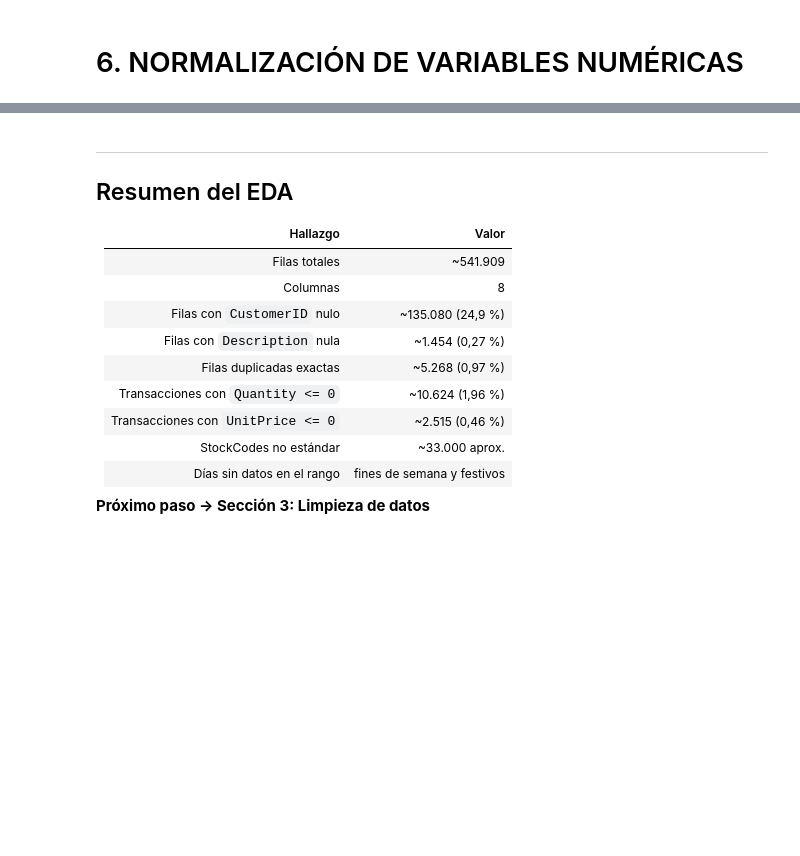
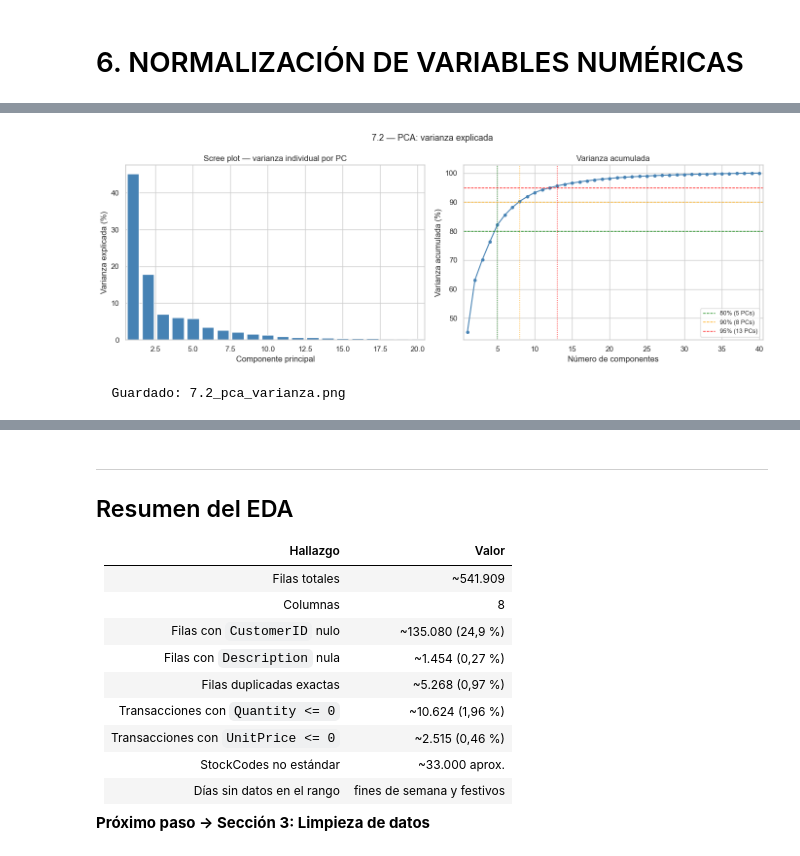
Before and after one commit to ravel01106/proyecto-master-ia-big-data, a Jupyter notebook: ProyectoRegresion/proyectoRegresion.ipynb, the cells around one changed output, grey strips where cells are left out. Drawn from its saved outputs; the diff is of its cells as text; code cells hidden in the pictures; blank space fills up the shorter version.

```diff
--- a/ProyectoRegresion/proyectoRegresion.ipynb
+++ b/ProyectoRegresion/proyectoRegresion.ipynb
@@ -3022,0 +3138,20 @@ print(f"    Columnas no escaladas (ya normalizadas): dummies, binarias, cíclica
+# %%
+# ── 7.2  PCA exploratorio — varianza explicada ────────────────────────────────
+print("\n--- 7.2 PCA exploratorio — varianza explicada acumulada ---\n")
+
+pca_full = PCA(n_components=X_pca.shape[1], random_state=42)
+pca_full.fit(X_pca)
+
+varianza_exp      = pca_full.explained_variance_ratio_
+varianza_acum     = varianza_exp.cumsum()
+
+# Número de componentes para alcanzar distintos umbrales de varianza
+for umbral in [0.80, 0.90, 0.95, 0.99]:
+    n_comp = int((varianza_acum >= umbral).argmax() + 1)
+    print(f"  Varianza explicada ≥ {umbral*100:.0f}%  →  {n_comp} componentes")
+
+print(f"\n  Varianza explicada por los primeros 10 componentes:")
+print(f"  {'PC':<5} {'Var. individual':>17} {'Var. acumulada':>16}")
+print(f"  {'-'*40}")
+for i in range(min(10, len(varianza_exp))):
+    print(f"  PC{i+1:<3} {varianza_exp[i]*100:>16.2f}%  {varianza_acum[i]*100:>15.2f}%")
@@ -3022,0 +3179,34 @@ print(f"    Columnas no escaladas (ya normalizadas): dummies, binarias, cíclica
+# %%
+# ── 7.2.1  Gráfica de varianza acumulada ─────────────────────────────────────
+fig, axes = plt.subplots(1, 2, figsize=(14, 5))
+fig.suptitle('7.2 — PCA: varianza explicada', fontsize=13)
+
+# Panel izquierdo: varianza individual (scree plot)
+axes[0].bar(range(1, len(varianza_exp) + 1), varianza_exp * 100,
+            color='steelblue', edgecolor='white')
+axes[0].set_title('Scree plot — varianza individual por PC')
+axes[0].set_xlabel('Componente principal')
+axes[0].set_ylabel('Varianza explicada (%)')
+axes[0].set_xlim(0.5, min(20, len(varianza_exp)) + 0.5)
+
+# Panel derecho: varianza acumulada
+axes[1].plot(range(1, len(varianza_acum) + 1), varianza_acum * 100,
+             marker='o', markersize=4, color='steelblue', linewidth=1.5)
+for umbral, color, label in [(0.80,'green','80%'), (0.90,'orange','90%'), (0.95,'red','95%')]:
+    n_comp = int((varianza_acum >= umbral).argmax() + 1)
+    axes[1].axhline(umbral * 100, color=color, linestyle='--', linewidth=1, label=f'{label} ({n_comp} PCs)')
+    axes[1].axvline(n_comp, color=color, linestyle=':', linewidth=1)
+axes[1].set_title('Varianza acumulada')
+axes[1].set_xlabel('Número de componentes')
+axes[1].set_ylabel('Varianza acumulada (%)')
+axes[1].legend(fontsize=9)
+axes[1].set_xlim(0.5, len(varianza_acum) + 0.5)
+
+plt.tight_layout()
+plt.savefig(f'{RUTA_GRAFICOS}7.2_pca_varianza.png', dpi=150)
+plt.show()
+plt.close()
+print(f"\n  Guardado: 7.2_pca_varianza.png")
+# %% [output]
+[figure, added]
+  Guardado: 7.2_pca_varianza.png
```
Also changed, not shown: parts of 18 cells of this notebook, 3 other files.
